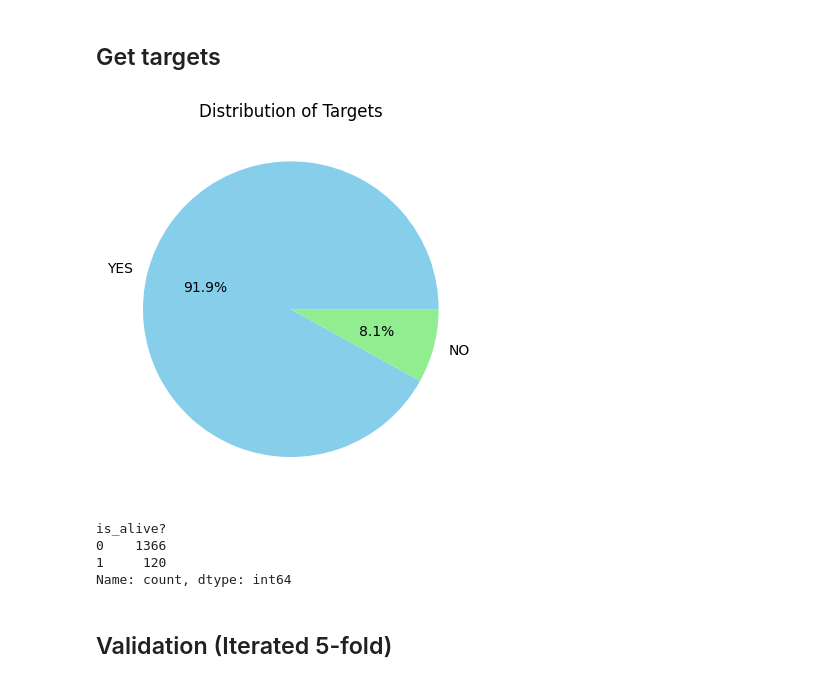
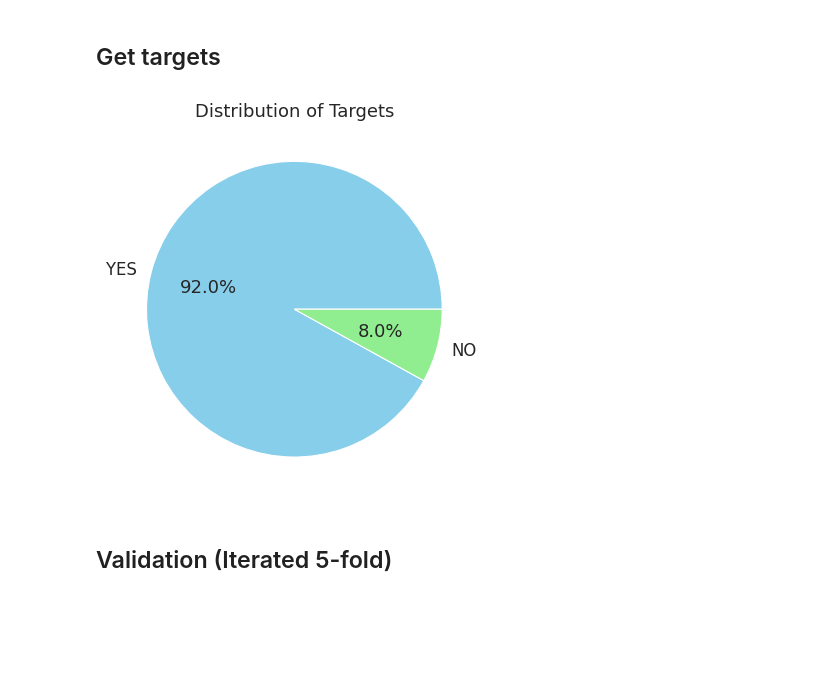
Before and after one commit to giordamaug/Relational_EHR_data_to_Longitudinal_Patient_Trajectories, a Jupyter notebook: notebook.ipynb, the cells around one changed output. Saved outputs shown, nothing was run; the diff lists cells and outputs as text; code cells hidden in the pictures; blank space fills up the shorter version.

```diff
--- a/notebook.ipynb
+++ b/notebook.ipynb
@@ -102,0 +120,4 @@ Loaded 1492 records from data/dataset_14_04_26_EN.json
+# %%
+args.dataset = args.dataset[args.dataset["is_splenectomized?"] == 'YES']
+args.selected_patient_ids = args.dataset.index
+print("Splenectomized Patients no:", len(args.selected_patient_ids))
@@ -215,23 +209,16 @@ X_static
 # %%
 import matplotlib.pyplot as plt
 target_df = args.dataset[args.target_var].copy()
 target_df.replace({"n/a": "YES", np.nan: "YES"}, inplace=True)
 counts = target_df.value_counts()
 counts.plot(kind='pie', autopct='%1.1f%%', colors=['skyblue', 'lightgreen'])
 plt.title('Distribution of Targets')
 plt.ylabel('')
 target_df.replace({"YES": 0, "NO": 1}, inplace=True)
-target_df.to_csv(f"data/{dataset}_targets.csv")
+target_df.to_csv(os.path.join(DATA_PATH, f"{dataset}_targets.csv"))
 plt.show()
 # %% [output]
-[figure, old version]
+[figure, new version]
-# %%
-target_df.value_counts(dropna=False)
-# %% [output]
-is_alive?
-0    1366
-1     120
-Name: count, dtype: int64
 # %%
 from scripts.configure import configure
 embedder_configs = configure(event_sequences, visit_sequences, event_sequences_type, target_df.to_dict(), X_static, args)
```
Also changed, not shown: parts of 15 cells of this notebook.
